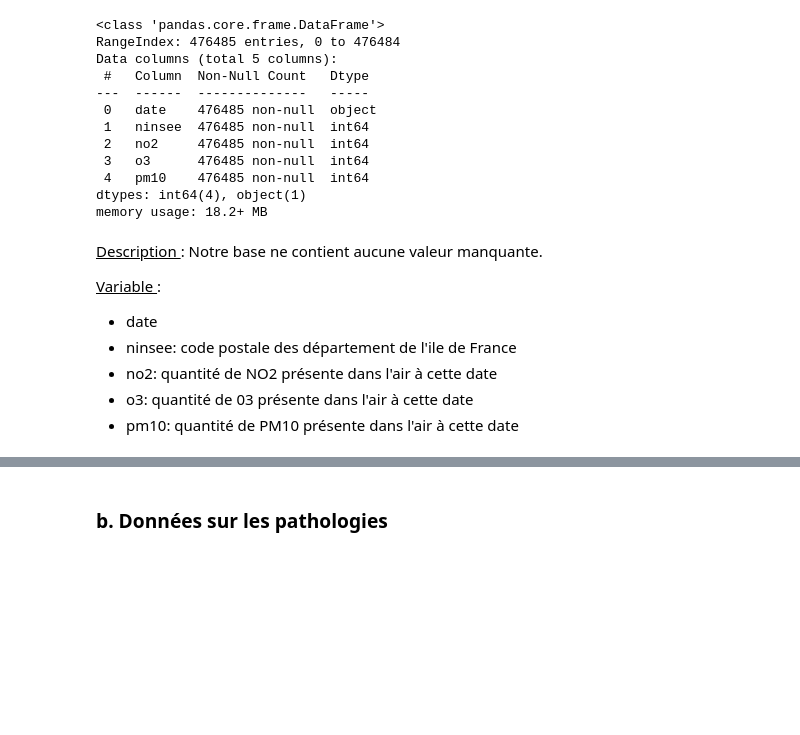
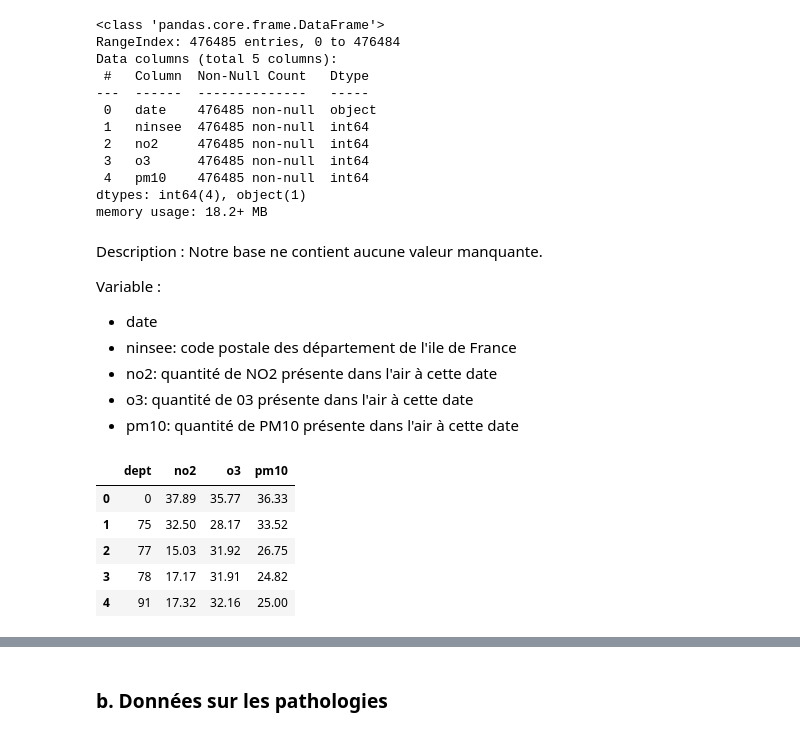
Before and after one commit to IvanaKUETE/projet-Python, a Jupyter notebook: projet/notebook/analyse_exploratoire.ipynb, the cells around one changed output, grey strips where cells are left out. Cells and saved outputs as stored; diff of their text form; code cells hidden in the pictures; blank space fills up the shorter version.

```diff
--- a/projet/notebook/analyse_exploratoire.ipynb
+++ b/projet/notebook/analyse_exploratoire.ipynb
@@ -69,9 +70,9 @@ Data columns (total 5 columns):
 dtypes: int64(4), object(1)
 memory usage: 18.2+ MB
 # %% [markdown]
-<u > Description </u> : Notre  base ne contient aucune valeur manquante.
+Description : Notre  base ne contient aucune valeur manquante.
 
-<u>Variable </u>:
+Variable :
 <ul>
     <li>date </li>
     <li>ninsee: code postale des département de l'ile de France</li>
@@ -79,3 +80,20 @@ memory usage: 18.2+ MB
     <li> o3: quantité de 03 présente dans l'air à cette date</li>
     <li> pm10: quantité de PM10 présente dans l'air à cette date</li>
 </ul>
+# %%
+quali_air=qualite_air.copy()
+var=['no2', 'o3', 'pm10']
+quali_air['dept']= qualite_air['ninsee'].astype(str).str[:2].astype(int)
+
+
+quali_air=quali_air.groupby('dept')[var].mean().reset_index()
+vars=['dept','no2', 'o3', 'pm10']
+quali_air=round(quali_air[vars],2)
+quali_air.head()
+# %% [output]
+|  | dept | no2 | o3 | pm10 |
+| 0 | 0 | 37.89 | 35.77 | 36.33 |
+| 1 | 75 | 32.50 | 28.17 | 33.52 |
+| 2 | 77 | 15.03 | 31.92 | 26.75 |
+| 3 | 78 | 17.17 | 31.91 | 24.82 |
+| 4 | 91 | 17.32 | 32.16 | 25.00 |
```
Also changed, not shown: parts of 14 cells of this notebook.
